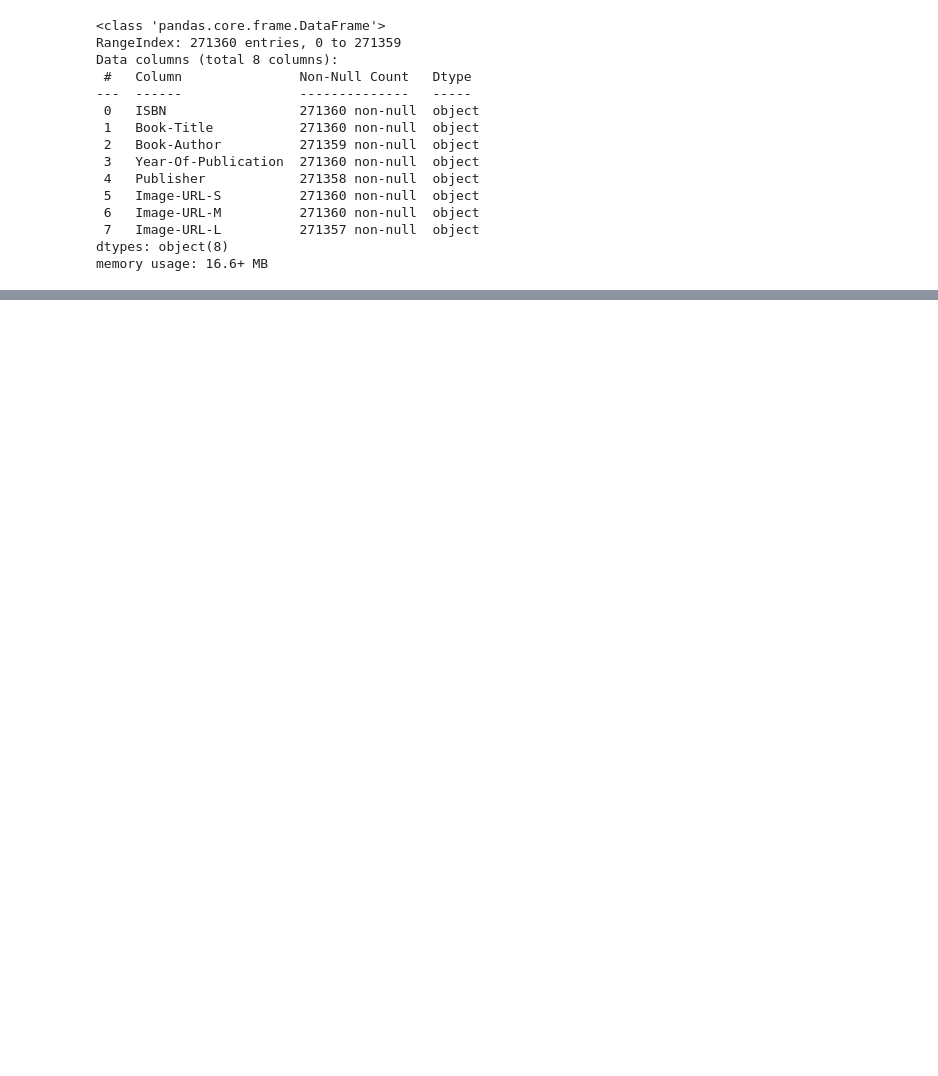
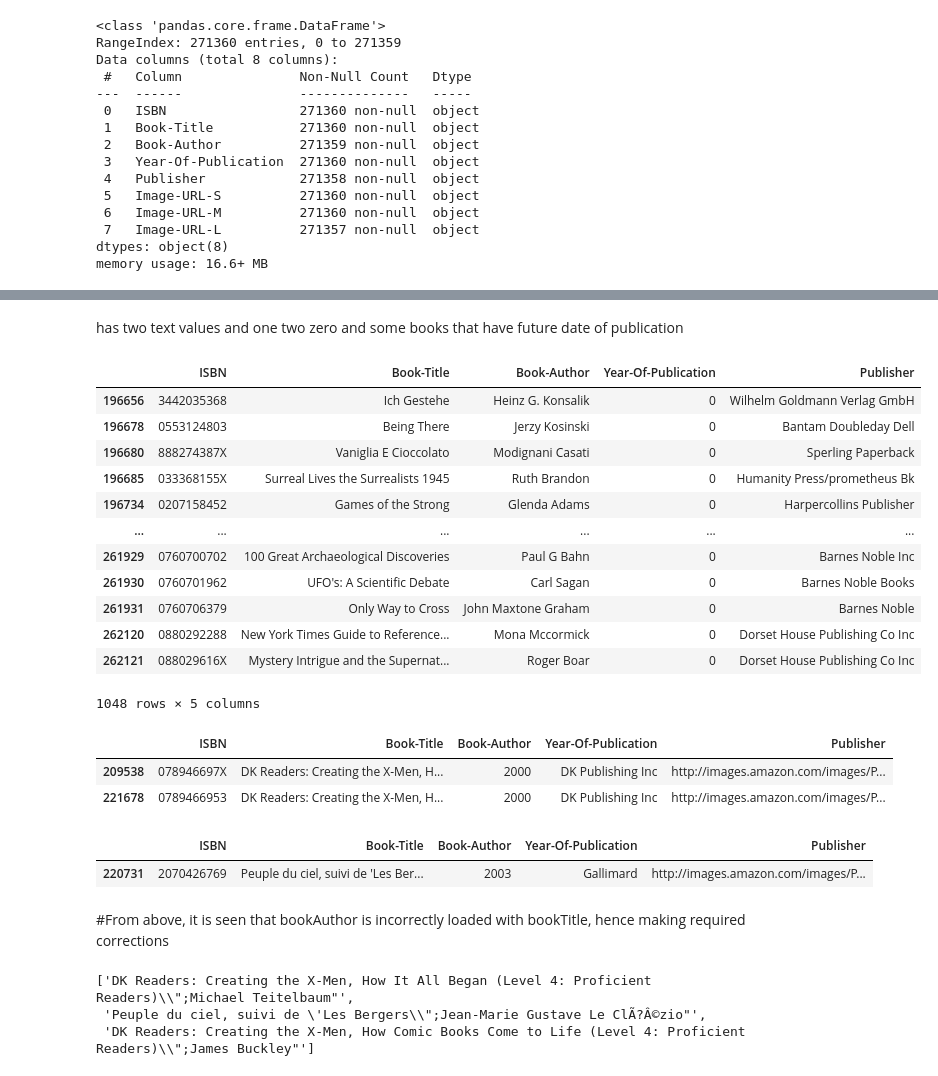
Before and after one commit to Akramkhan01/-Book-Recommendation-System, a Jupyter notebook: Book_Recommendation_System.ipynb, the cells around one changed output, grey strips where cells are left out. Cells and saved outputs as stored; diff of their text form; code cells hidden in the pictures; blank space fills up the shorter version.

```diff
--- a/Book_Recommendation_System.ipynb
+++ b/Book_Recommendation_System.ipynb
@@ -110,0 +143,4 @@ dtype: int64
+# %%
+# replacing the null values of book author and publisher with unknown
+books['Book-Author'].fillna('Unknown',inplace=True)
+books['Publisher'].fillna('Unknown',inplace=True)
@@ -110,0 +197,41 @@ dtype: int64
+# %% [markdown]
+has two text values and one two zero and some books that have future date of publication
+# %%
+# finding the books with Year-Of-Publication as 0
+books[books['Year-Of-Publication'] == '0']
+# %% [output]
+|  | ISBN | Book-Title | Book-Author | Year-Of-Publication | Publisher |
+| 196656 | 3442035368 | Ich Gestehe | Heinz G. Konsalik | 0 | Wilhelm Goldmann Verlag GmbH |
+| 196678 | 0553124803 | Being There | Jerzy Kosinski | 0 | Bantam Doubleday Dell |
+| 196680 | 888274387X | Vaniglia E Cioccolato | Modignani Casati | 0 | Sperling Paperback |
+| 196685 | 033368155X | Surreal Lives the Surrealists 1945 | Ruth Brandon | 0 | Humanity Press/prometheus Bk |
+| 196734 | 0207158452 | Games of the Strong | Glenda Adams | 0 | Harpercollins Publisher |
+| ... | ... | ... | ... | ... | ... |
+| 261929 | 0760700702 | 100 Great Archaeological Discoveries | Paul G Bahn | 0 | Barnes Noble Inc |
+| 261930 | 0760701962 | UFO's: A Scientific Debate | Carl Sagan | 0 | Barnes Noble Books |
+| 261931 | 0760706379 | Only Way to Cross | John Maxtone Graham | 0 | Barnes Noble |
+| 262120 | 0880292288 | New York Times Guide to Reference... | Mona Mccormick | 0 | Dorset House Publishing Co Inc |
+| 262121 | 088029616X | Mystery Intrigue and the Supernat... | Roger Boar | 0 | Dorset House Publishing Co Inc |
+1048 rows × 5 columns
+# %%
+# finding the book record location for which yearOfPublication is  'DK Publishing Inc'
+books.loc[books['Year-Of-Publication'] == 'DK Publishing Inc', :]
+# %% [output]
+|  | ISBN | Book-Title | Book-Author | Year-Of-Publication | Publisher |
+| 209538 | 078946697X | DK Readers: Creating the X-Men, H... | 2000 | DK Publishing Inc | http://images.amazon.com/images/P... |
+| 221678 | 0789466953 | DK Readers: Creating the X-Men, H... | 2000 | DK Publishing Inc | http://images.amazon.com/images/P... |
+# %%
+# finding the books with Year-Of-Publication as Gallimard
+books[books['Year-Of-Publication'] == 'Gallimard']
+# %% [output]
+|  | ISBN | Book-Title | Book-Author | Year-Of-Publication | Publisher |
+| 220731 | 2070426769 | Peuple du ciel, suivi de 'Les Ber... | 2003 | Gallimard | http://images.amazon.com/images/P... |
+# %% [markdown]
+#From above, it is seen that bookAuthor is incorrectly loaded with bookTitle, hence making required corrections
+# %%
+# finding the book title of the following publisher
+list(books[(books['Year-Of-Publication'] == 'DK Publishing Inc')|( books['Year-Of-Publication'] == 'Gallimard')]['Book-Title'])
+# %% [output]
+['DK Readers: Creating the X-Men, How It All Began (Level 4: Proficient Readers)\\";Michael Teitelbaum"',
+ 'Peuple du ciel, suivi de \'Les Bergers\\";Jean-Marie Gustave Le ClÃ?Â©zio"',
+ 'DK Readers: Creating the X-Men, How Comic Books Come to Life (Level 4: Proficient Readers)\\";James Buckley"']
```
Also changed, not shown: parts of 20 cells of this notebook.
